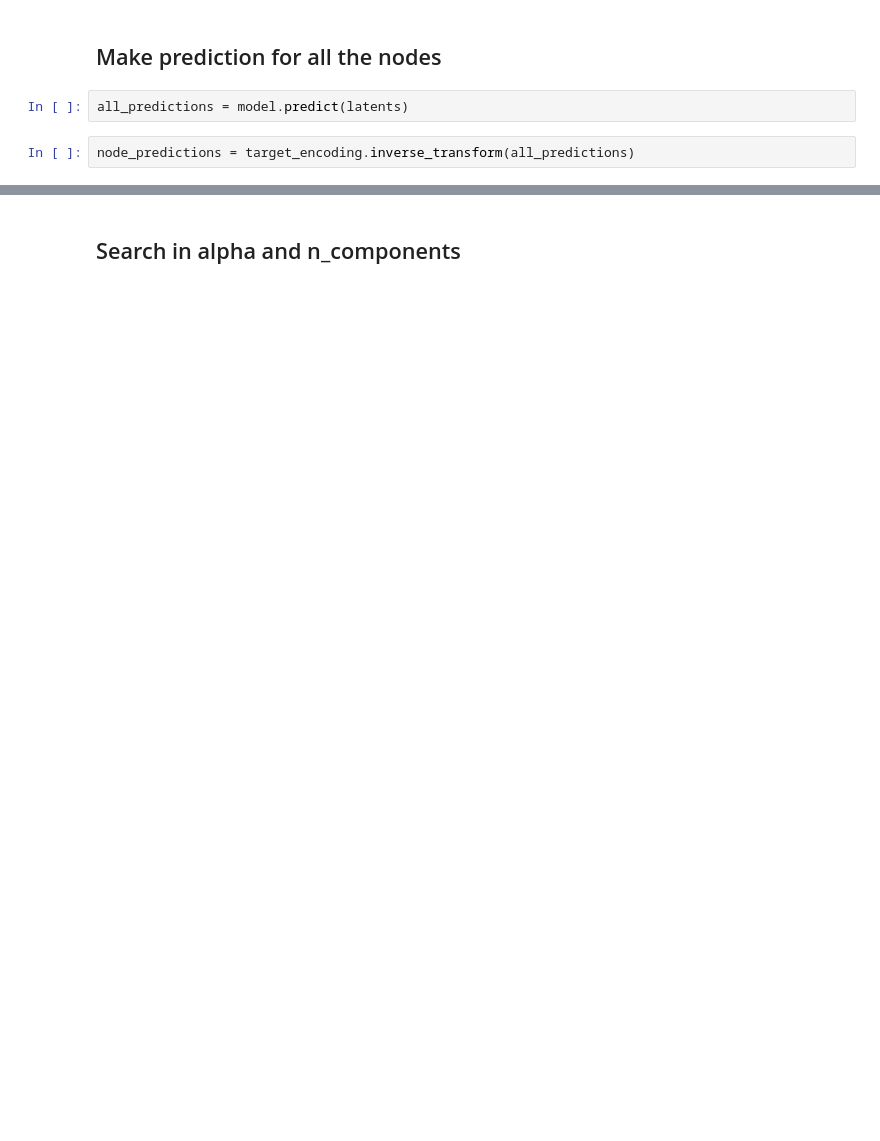
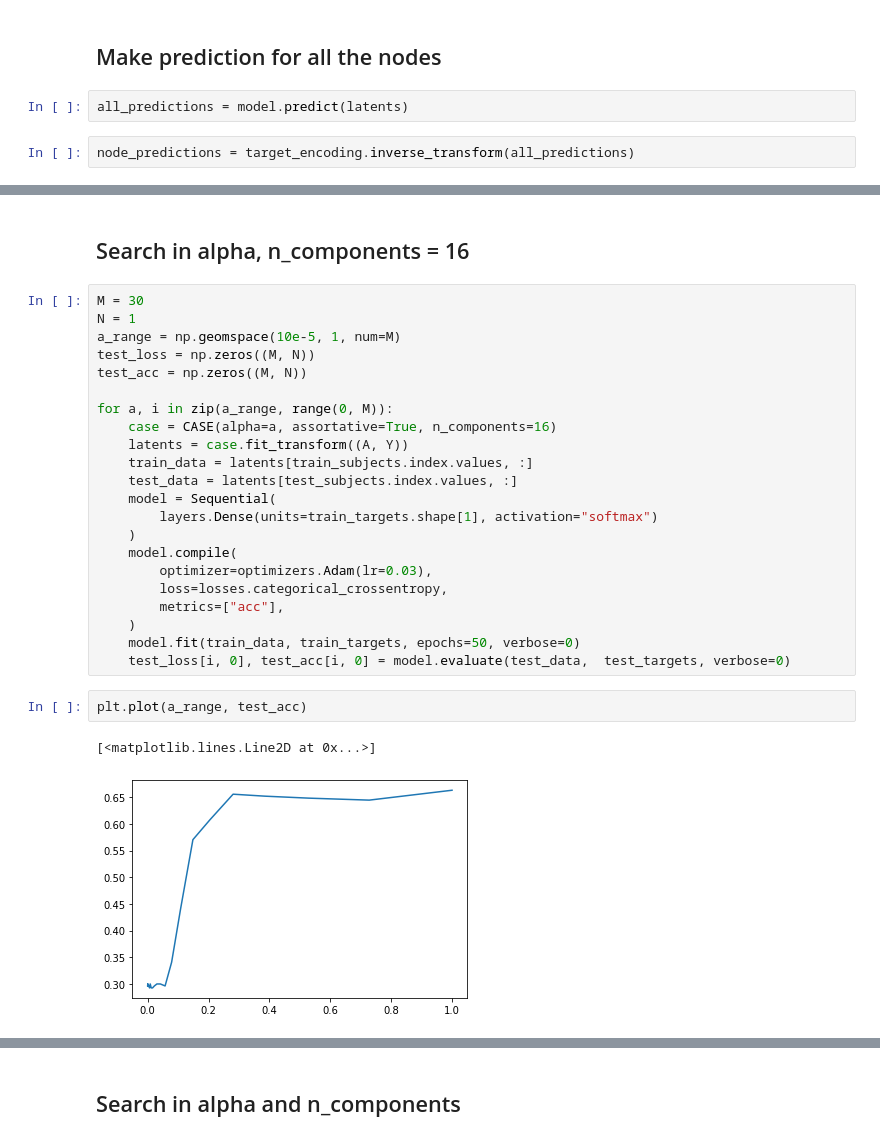
Before and after one commit to zeou1/graspy, a Jupyter notebook: docs/tutorials/embedding/CASConCORA.ipynb, the cells around one changed output, grey strips where cells are left out. Saved outputs shown, nothing was run; the diff lists cells and outputs as text; blank space fills up the shorter version.

```diff
--- a/docs/tutorials/embedding/CASConCORA.ipynb
+++ b/docs/tutorials/embedding/CASConCORA.ipynb
@@ -136,0 +189,29 @@ array(['Case_Based', 'Genetic_Algorithms', 'Neural_Networks',
+# %% [markdown]
+## Search in alpha, n_components = 16
+# %%
+M = 30
+N = 1
+a_range = np.geomspace(10e-5, 1, num=M)
+test_loss = np.zeros((M, N))
+test_acc = np.zeros((M, N))
+
+for a, i in zip(a_range, range(0, M)):
+    case = CASE(alpha=a, assortative=True, n_components=16)
+    latents = case.fit_transform((A, Y))
+    train_data = latents[train_subjects.index.values, :]
+    test_data = latents[test_subjects.index.values, :]
+    model = Sequential(
+        layers.Dense(units=train_targets.shape[1], activation="softmax")
+    )
+    model.compile(
+        optimizer=optimizers.Adam(lr=0.03),
+        loss=losses.categorical_crossentropy,
+        metrics=["acc"],
+    )
+    model.fit(train_data, train_targets, epochs=50, verbose=0)
+    test_loss[i, 0], test_acc[i, 0] = model.evaluate(test_data,  test_targets, verbose=0)
+# %%
+plt.plot(a_range, test_acc)
+# %% [output]
+[<matplotlib.lines.Line2D at 0x...>]
+[figure, added]
```
Also changed, not shown: parts of 20 cells of this notebook.
